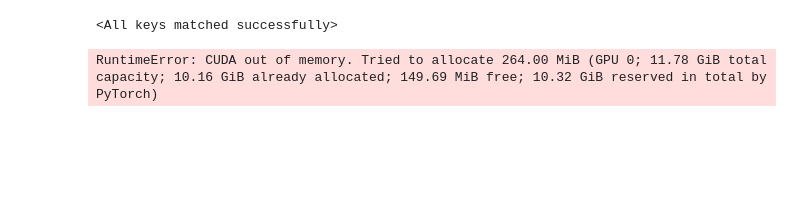
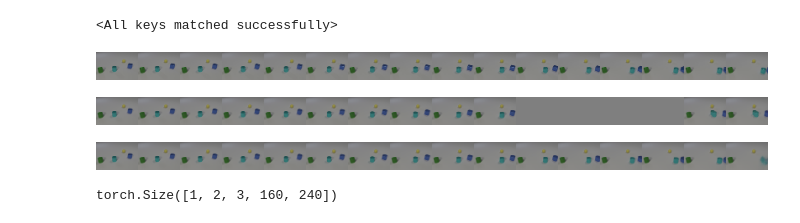
Before and after one commit to tqace/slot_dynamic, a Jupyter notebook: viz.ipynb, the cells around one changed output. Saved outputs shown, nothing was run; the diff lists cells and outputs as text; code cells hidden in the pictures; blank space fills up the shorter version.

```diff
--- a/viz.ipynb
+++ b/viz.ipynb
@@ -20,7 +22,7 @@ clevr_datamodule = CLEVRERDataModule(data_root='data/CLEVRER_v2/',
                                    clevr_transforms=clevr_transforms,
                                    num_workers=4)
 # %%
-model = SlotAttentionModel(resolution=(160,240),num_slots=7,num_iterations=3).cuda()
+model = SlotAttentionModel(resolution=(160,240),num_slots=7,num_iterations=3).cuda().eval()
 # %%
 state_dict = torch.load('wandb/run-20210312_164330-3sa2m0bw/files/slot-attention-clevrer/3sa2m0bw/checkpoints/epoch=499-step=112999.ckpt', map_location=lambda storage, loc: storage)['state_dict']
 from collections import OrderedDict
@@ -34,12 +36,3 @@ model.load_state_dict(state_dict_new)
 <All keys matched successfully>
 # %%
 dl = clevr_datamodule.val_dataloader()
-# %%
-batch = next(iter(dl))
-recon_combined, recons, masks, slots, recon_combined_preds, recons_preds, masks_preds, slots_preds = model(batch.cpu())
-import numpy as np
-from PIL import Image
-display(Image.fromarray(((recon_combined[0]*0.5+0.5).clamp(0, 1).detach().cpu().numpy()*255).astype(np.uint8).transpose(1,2,0)))
-display(Image.fromarray(((recons[0][0]*0.5+0.5).clamp(0, 1).detach().cpu().numpy()*255).astype(np.uint8).transpose(1,2,0)))
-# %% [output]
-RuntimeError: CUDA out of memory. Tried to allocate 264.00 MiB (GPU 0; 11.78 GiB total capacity; 10.16 GiB already allocated; 149.69 MiB free; 10.32 GiB reserved in total by PyTorch)
@@ -57,0 +39,23 @@ slots[0]
+# %%
+batch = next(iter(dl))
+#recon_combined, recons, masks, slots, recon_combined_preds, recons_preds, masks_preds, slots_preds = model(batch)#
+
+#x = torch.cat((recon_combined[0][:10],torch.zeros(4,3,160,240).cuda(),recon_combined_preds[0]),dim=0)
+#display(Image.fromarray((((batch[0].permute(0,3,1,2).contiguous().view(-1,3,160).permute(1,2,0))*0.5+0.5).clamp(0, 1).detach().cpu().numpy()*255).astype(np.uint8).transpose(1,2,0)))
+#display(Image.fromarray((((x.permute(0,3,1,2).contiguous().view(-1,3,160).permute(1,2,0))*0.5+0.5).clamp(0, 1).detach().cpu().numpy()*255).astype(np.uint8).transpose(1,2,0)))
+
+recon_combined_, recons_, masks_, slots_, recon_combined_preds_, recons_preds_, masks_preds_, slots_preds_ = model(batch[:,list(range(16))[::-1],:,:])
+x_ = torch.cat((recon_combined_[0][:10],torch.zeros(4,3,160,240).cuda(),recon_combined_preds_[0]),dim=0)
+display(Image.fromarray((((batch[0][list(range(16))[::-1]].permute(0,3,1,2).contiguous().view(-1,3,160).permute(1,2,0))*0.5+0.5).clamp(0, 1).detach().cpu().numpy()*255).astype(np.uint8).transpose(1,2,0)))
+display(Image.fromarray((((x_.permute(0,3,1,2).contiguous().view(-1,3,160).permute(1,2,0))*0.5+0.5).clamp(0, 1).detach().cpu().numpy()*255).astype(np.uint8).transpose(1,2,0)))
+# %% [output]
+[figure, added]
+[figure, added]
+# %%
+display(Image.fromarray((((recon_combined_[0].permute(0,3,1,2).contiguous().view(-1,3,160).permute(1,2,0))*0.5+0.5).clamp(0, 1).detach().cpu().numpy()*255).astype(np.uint8).transpose(1,2,0)))
+# %% [output]
+[figure, added]
+# %%
+recon_combined_preds_.shape
+# %% [output]
+torch.Size([1, 2, 3, 160, 240])
```
Also changed, not shown: parts of 3 cells of this notebook.
